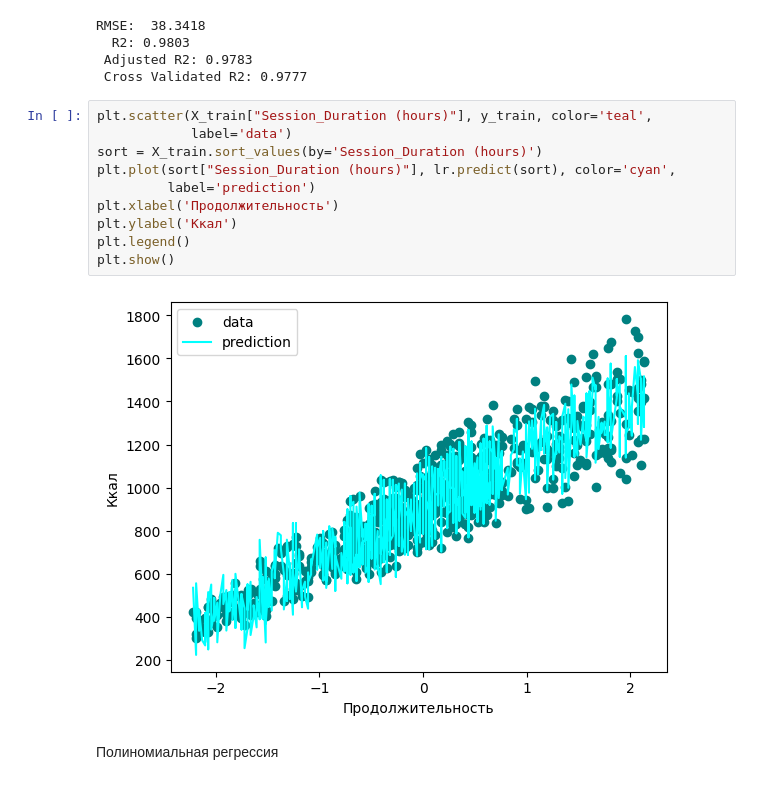
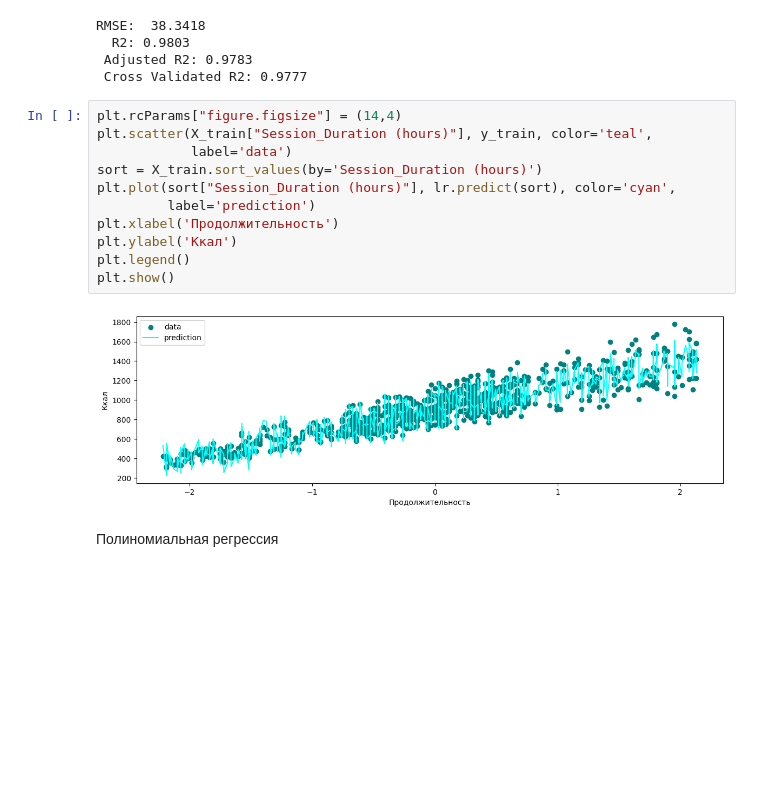
Before and after one commit to aubergeeen/ML-Labs, a Jupyter notebook: TechML_Lab_4_Regression.ipynb, the cells around one changed output. Saved outputs shown, nothing was run; the diff lists cells and outputs as text; blank space fills up the shorter version.

```diff
--- a/TechML_Lab_4_Regression.ipynb
+++ b/TechML_Lab_4_Regression.ipynb
@@ -286,17 +286,18 @@ RMSE:  38.3418
  Adjusted R2: 0.9783
  Cross Validated R2: 0.9777
 # %%
+plt.rcParams["figure.figsize"] = (14,4)
 plt.scatter(X_train["Session_Duration (hours)"], y_train, color='teal',
             label='data')
 sort = X_train.sort_values(by='Session_Duration (hours)')
 plt.plot(sort["Session_Duration (hours)"], lr.predict(sort), color='cyan',
          label='prediction')
 plt.xlabel('Продолжительность')
 plt.ylabel('Ккал')
 plt.legend()
 plt.show()
 # %% [output]
-[figure, old version]
+[figure, new version]
 # %% [markdown]
 Полиномиальная регрессия
 # %%
```
Also changed, not shown: parts of 5 cells of this notebook.
